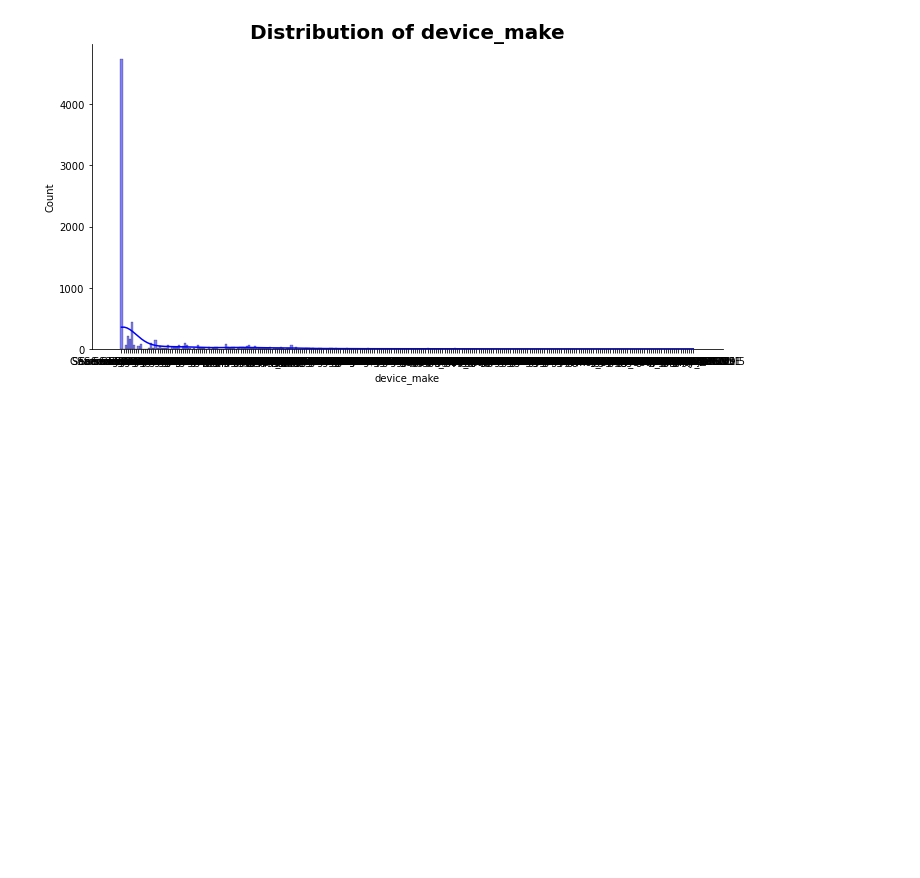
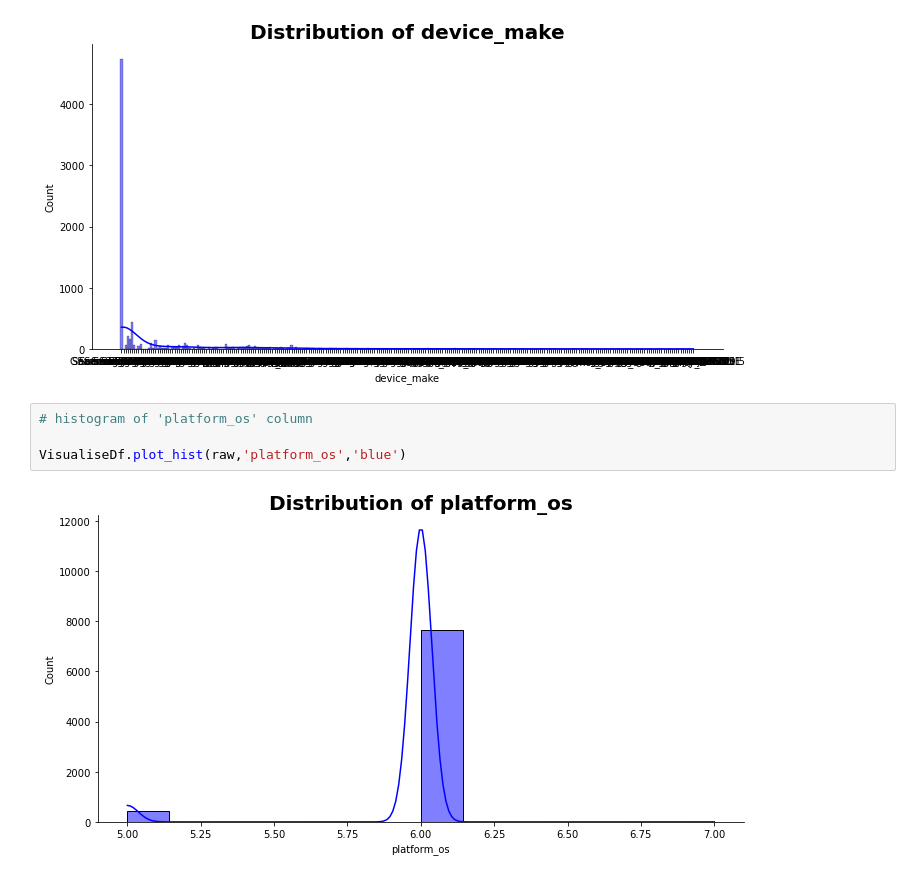
Before and after one commit to Group-6-10Academy/smart_ad_ABtesting, a Jupyter notebook: notebooks/new_EDA.ipynb, the cells around one changed output. Drawn from its saved outputs; the diff is of its cells as text; blank space fills up the shorter version.

```diff
--- a/notebooks/new_EDA.ipynb
+++ b/notebooks/new_EDA.ipynb
@@ -341,3 +339,9 @@ Most of the experiments recorded responses during the 15th hour of the day (3pm)
 VisualiseDf.plot_hist(raw,'device_make','blue')
 # %% [output]
 [figure]
+# %%
+# histogram of 'platform_os' column
+
+VisualiseDf.plot_hist(raw,'platform_os','blue')
+# %% [output]
+[figure, added]
```
Also changed, not shown: parts of 26 cells of this notebook.
